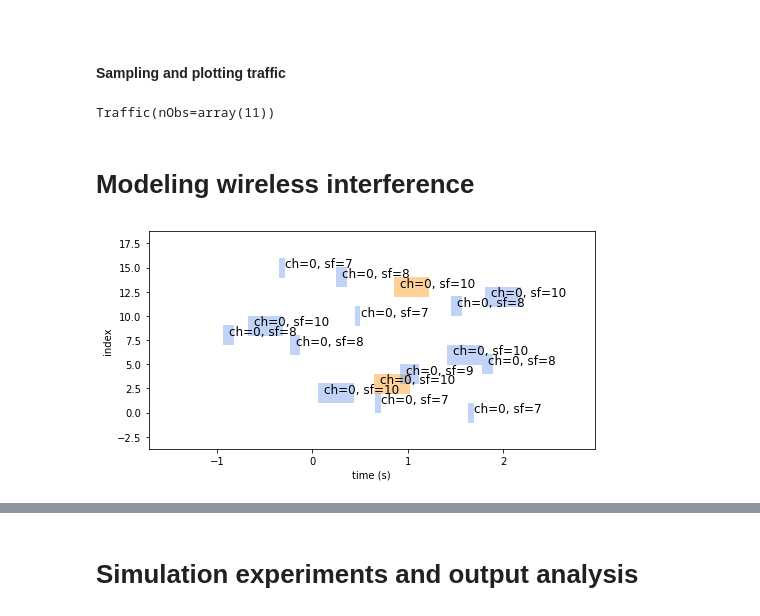
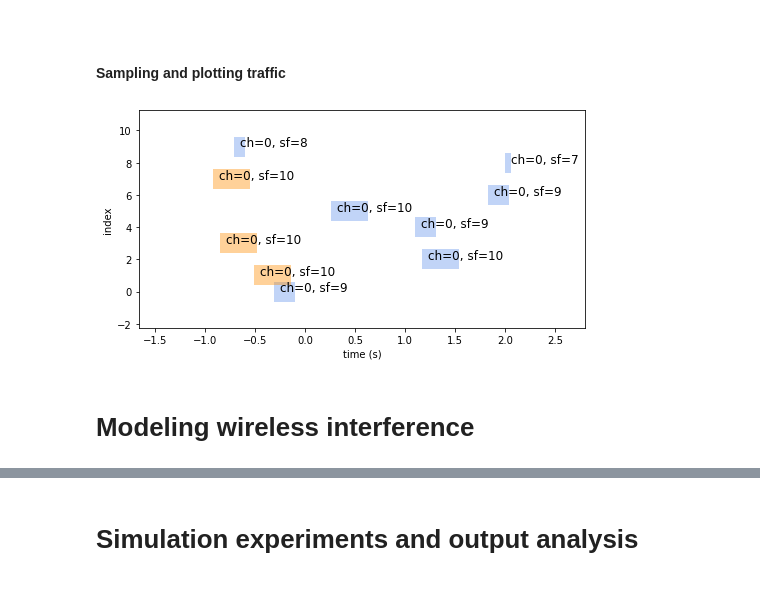
Before and after one commit to seaarts/lora-network-planner, a Jupyter notebook: notebooks/interference-simultion.ipynb, the cells around one changed output, grey strips where cells are left out. Saved outputs shown, nothing was run; the diff lists cells and outputs as text; code cells hidden in the pictures.

```diff
--- a/notebooks/interference-simultion.ipynb
+++ b/notebooks/interference-simultion.ipynb
@@ -169,8 +172,8 @@ print(powerDist)
 NormalDistribution({'loc': -80, 'scale': 10, 'seed': None})
 # %%
 # Collect all parts in a LoRa distribution
-loraDist = lpf.IndependentLoRaGenerator(arrivalProcess=arrivals,
-                                        loraParams=wan,
+loraDist = lpf.IndependentLoRaGenerator(arrivals=arrivals,
+                                        params=wan,
                                         channelDist = channelDist,
                                         spreadingDist = spreadingDist,
                                         payloadDist = payloadDist,
@@ -182,14 +185,10 @@ loraDist = lpf.IndependentLoRaGenerator(arrivalProcess=arrivals,
 # %%
 traffic = loraDist.sample(10)  # sample 3 Traffic realizations
 # %%
-print(traffic[0])
+# plot traffic outcomes
+i = 7
+traffic[i].plot(text=True, figsize=(8,4), linewidths=20, labels=traffic[i].thinALOHA());
 # %% [output]
-Traffic(nObs=array(11))
+[figure, added]
 # %% [markdown]
 # Modeling wireless interference
-# %%
-# plot traffic outcomes
-i = 2
-traffic[i].plot(text=True, figsize=(8,4), linewidths=20, labels=traffic[i].thinALOHA());
-# %% [output]
-[figure, removed]
```
Also changed, not shown: parts of 22 cells of this notebook, 2 other files.
